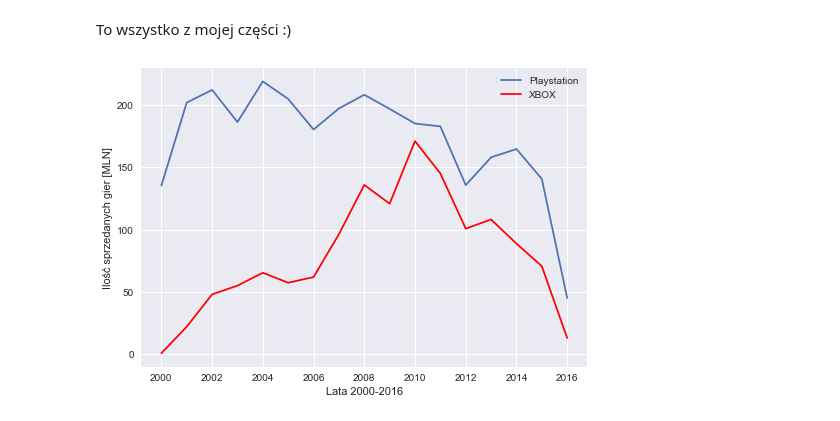
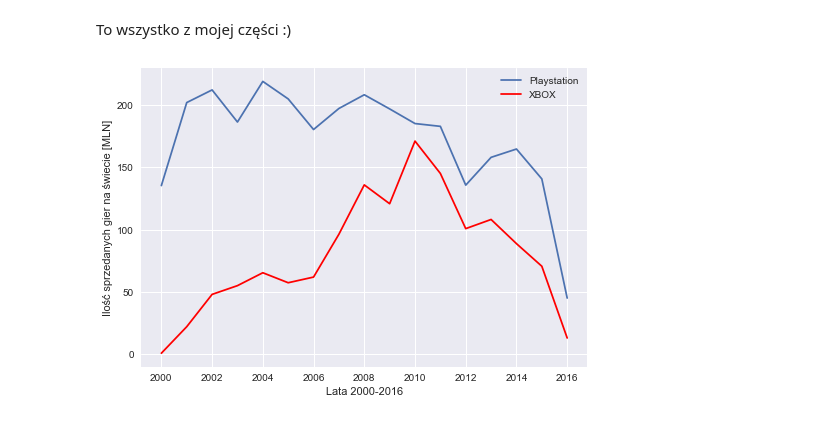
Before and after one commit to JuliaSlowik/awd, a Jupyter notebook: Sales_of_video_games_analiza_ostateczne.ipynb, the cells around one changed output. Drawn from its saved outputs; the diff is of its cells as text; code cells hidden in the pictures.

```diff
--- a/Sales_of_video_games_analiza_ostateczne.ipynb
+++ b/Sales_of_video_games_analiza_ostateczne.ipynb
@@ -336,13 +336,13 @@ To wszystko z mojej części :)
 # %%
 ps= dane[dane.Platform.str.contains('PS')].groupby('Year').sum()
 xbox= dane[np.logical_and(dane.Platform.str.contains('X'), dane.Platform!='PCFX')].groupby('Year').sum()
 ps_dict=dict(ps.loc[2000:2016,'Global_Sales'])
 xbox_dict=dict(xbox.loc[2000:2016,'Global_Sales'])
 plt.plot(list(ps_dict.keys()),list(ps_dict.values()),label='Playstation')
 plt.plot(list(xbox_dict.keys()),list(xbox_dict.values()),color='red',label='XBOX')
 plt.xlabel('Lata 2000-2016')
-plt.ylabel('Ilość sprzedanych gier [MLN]')
+plt.ylabel('Ilość sprzedanych gier na świecie [MLN]')
 plt.legend()
 plt.show()
 # %% [output]
-[figure, old version]
+[figure, new version]
```
Also changed, not shown: parts of 8 cells of this notebook.
